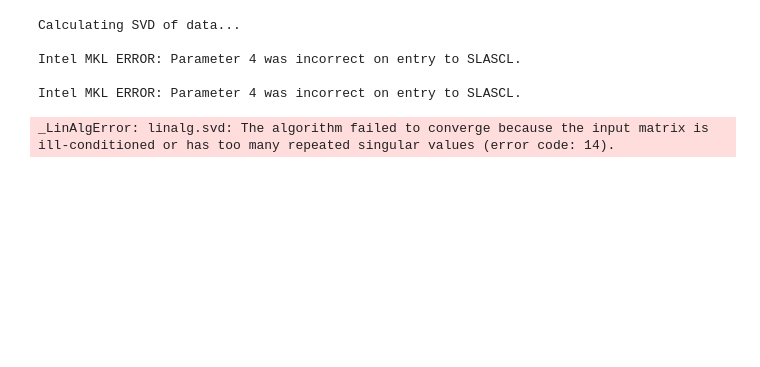
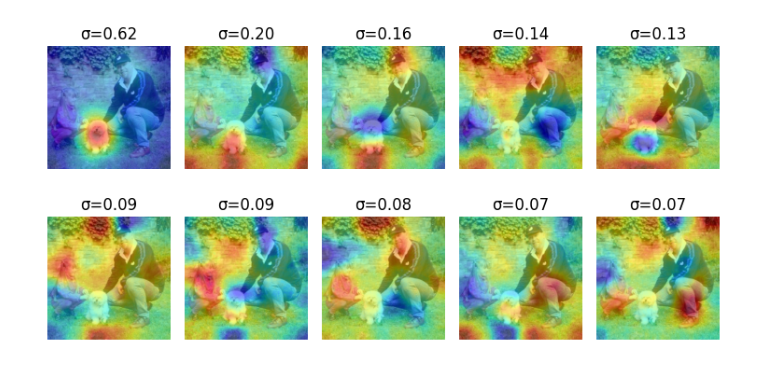
Before and after one commit to ma-ath/mcnna, a Jupyter notebook: experiment-2.ipynb, the cells around one changed output. Saved outputs shown, nothing was run; the diff lists cells and outputs as text; code cells hidden in the pictures; blank space fills up the shorter version.

```diff
--- a/experiment-2.ipynb
+++ b/experiment-2.ipynb
@@ -45,20 +40,17 @@ VECTOR DISTANCE FROM THE RIGTH LABEL
 # %%
 # Vizualize PCA
-mcnn.pca()
+#mcnn.pca()
 
 fig, axes = plt.subplots(2, 5, figsize=(1.5*5,2*2))
 for i in range(10):
     ax = axes[i//5, i%5]
-    ax.imshow(mcnn.attention_maps_pca[i], cmap='gray')
+    img = torchvision.transforms.ToPILImage()(image.cpu())
+    ax.imshow(np.asarray(img), cmap='gray')
     ax.set_title(f'σ={mcnn.S[i]:.2f}')
+    ax.imshow(mcnn.attention_maps_pca[i], cmap='jet', alpha=0.5)
     ax.axis('off')
 
 plt.tight_layout()
 plt.show()
 # %% [output]
-Calculating SVD of data...
-
-Intel MKL ERROR: Parameter 4 was incorrect on entry to SLASCL.
-
-Intel MKL ERROR: Parameter 4 was incorrect on entry to SLASCL.
-_LinAlgError: linalg.svd: The algorithm failed to converge because the input matrix is ill-conditioned or has too many repeated singular values (error code: 14).
+[figure, added]
```
Also changed, not shown: parts of 5 cells of this notebook.
